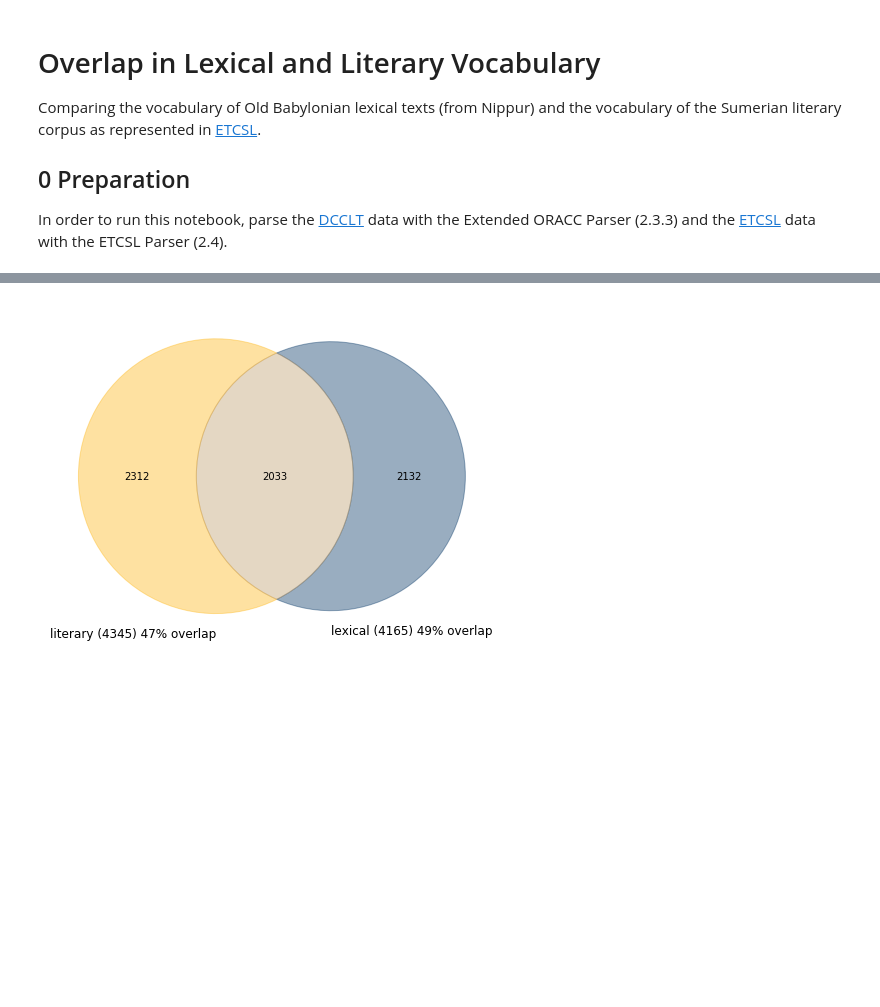
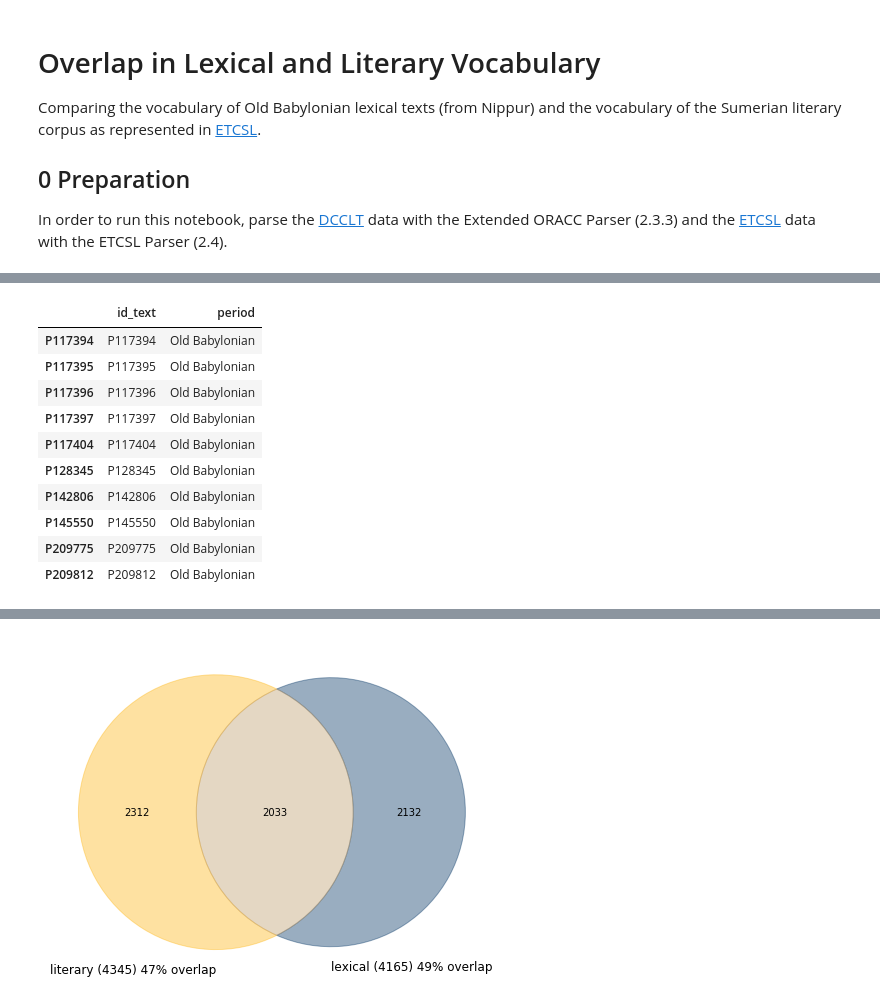
Before and after one commit to niekveldhuis/compass, a Jupyter notebook: 3_Vocabularies/Lit_Lex_Vocab.ipynb, the cells around one changed output, grey strips where cells are left out. Drawn from its saved outputs; the diff is of its cells as text; code cells hidden in the pictures; blank space fills up the shorter version.

```diff
--- a/3_Vocabularies/Lit_Lex_Vocab.ipynb
+++ b/3_Vocabularies/Lit_Lex_Vocab.ipynb
@@ -60,3 +77,16 @@ cat_df = pd.DataFrame(j["members"]).T
 cat_df = cat_df[["id_text", "period"]]
 # %%
 ob = cat_df[cat_df["period"] == "Old Babylonian"]
+ob[:10]
+# %% [output]
+|  | id_text | period |
+| P117394 | P117394 | Old Babylonian |
+| P117395 | P117395 | Old Babylonian |
+| P117396 | P117396 | Old Babylonian |
+| P117397 | P117397 | Old Babylonian |
+| P117404 | P117404 | Old Babylonian |
+| P128345 | P128345 | Old Babylonian |
+| P142806 | P142806 | Old Babylonian |
+| P145550 | P145550 | Old Babylonian |
+| P209775 | P209775 | Old Babylonian |
+| P209812 | P209812 | Old Babylonian |
```
Also changed, not shown: parts of 25 cells of this notebook.
